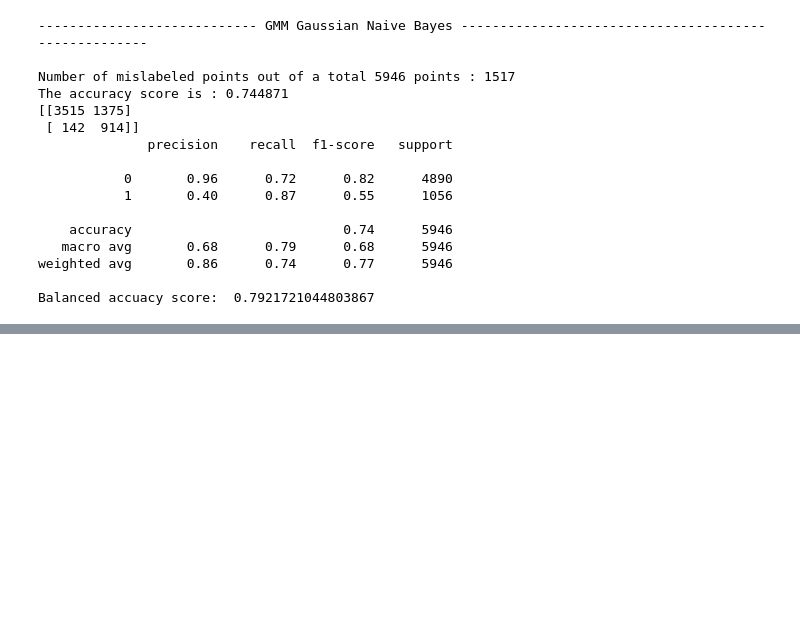
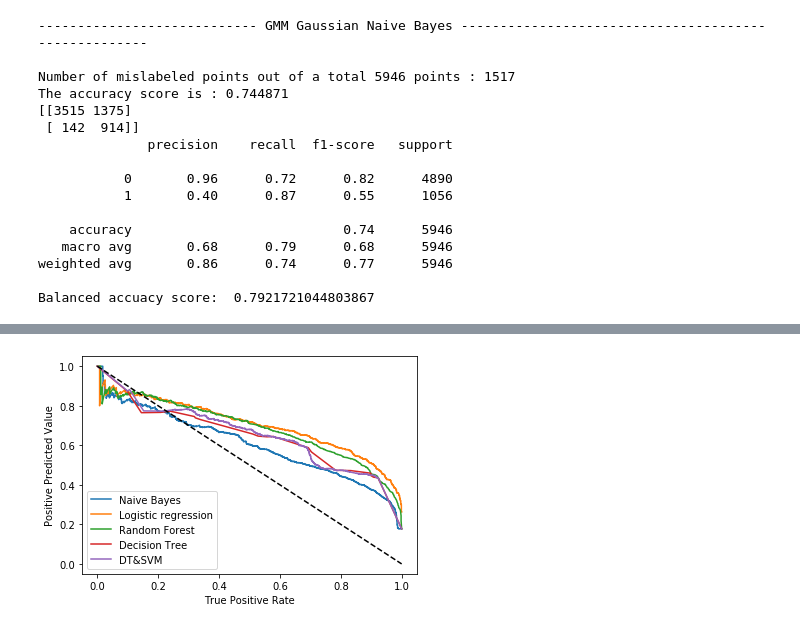
Before and after one commit to tudormanoleasa/PUBGPredictor, a Jupyter notebook: Untitled5.ipynb, the cells around one changed output, grey strips where cells are left out. Saved outputs shown, nothing was run; the diff lists cells and outputs as text; code cells hidden in the pictures; blank space fills up the shorter version.

```diff
--- a/Untitled5.ipynb
+++ b/Untitled5.ipynb
@@ -792,0 +1067,21 @@ AUC for Random Forest: 0.926992
+# %%
+from sklearn.metrics import precision_recall_curve
+from sklearn.metrics import plot_precision_recall_curve
+
+ppv1, tpr1, thresholds1 = precision_recall_curve(y_test_nb, gnb.predict_proba(x_test_nb)[:, 1])
+ppv2, tpr2, thresholds2 = precision_recall_curve(y_test_general, logreg.predict_proba(x_test_general)[:, 1])
+ppv3, tpr3, thresholds3 = precision_recall_curve(y_test_general, RF.predict_proba(x_test_general)[:, 1])
+ppv4, tpr4, thresholds4 = precision_recall_curve(y_test_general, DT.predict_proba(x_test_general)[:, 1])
+ppv5, tpr5, thresholds5 = precision_recall_curve(y_test_for_both, np.concatenate((y_pred_SVM_proba[:, 1], DT.predict_proba(x_test_for_DT)[:, 1])))
+plt.plot(tpr1, ppv1)
+plt.plot(tpr2, ppv2)
+plt.plot(tpr3, ppv3)
+plt.plot(tpr4, ppv4)
+plt.plot(tpr5, ppv5)
+plt.legend(["Naive Bayes", "Logistic regression", "Random Forest", "Decision Tree", "DT&SVM"])
+plt.plot([0, 1], [1, 0], 'k--')
+plt.xlabel("True Positive Rate")
+plt.ylabel("Positive Predicted Value")
+plt.show()
+# %% [output]
+[figure, added]
```
Also changed, not shown: parts of 9 cells of this notebook, 1 other file.
